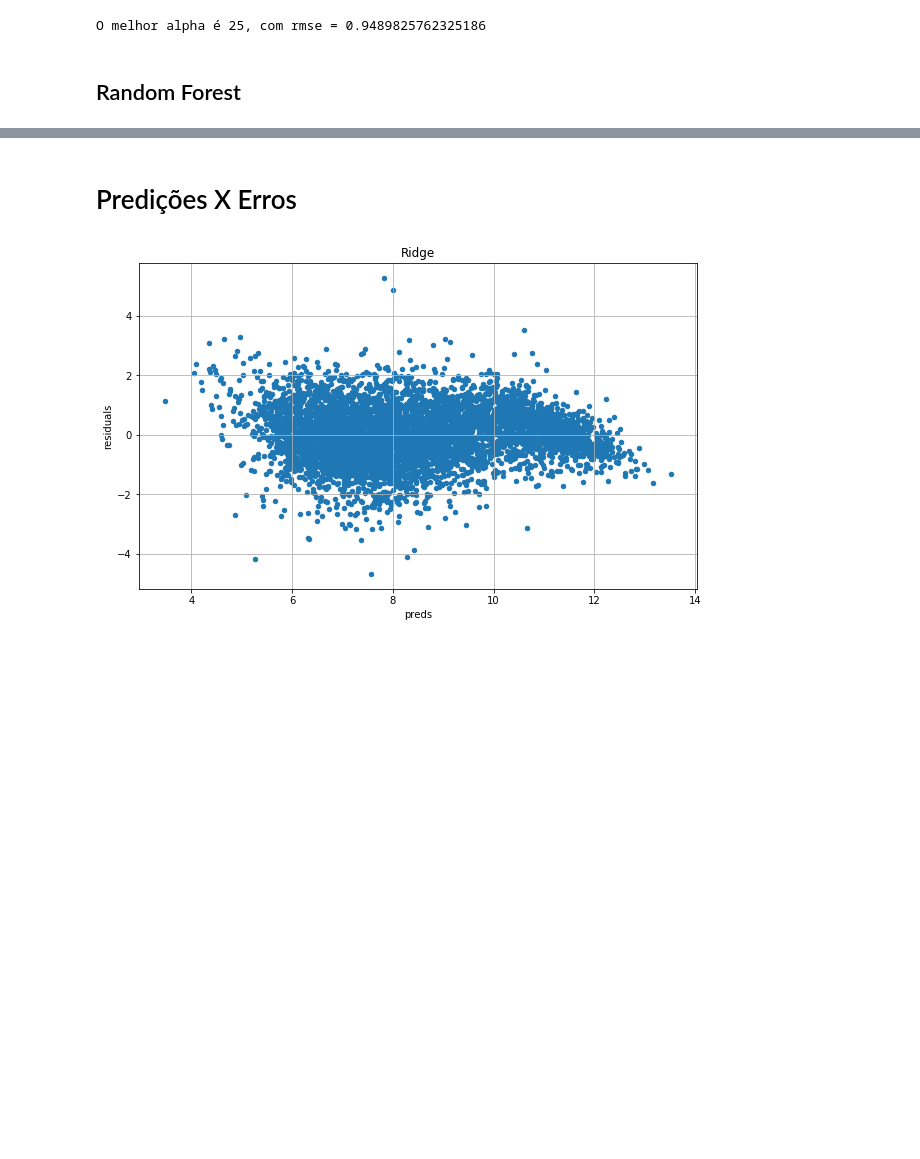
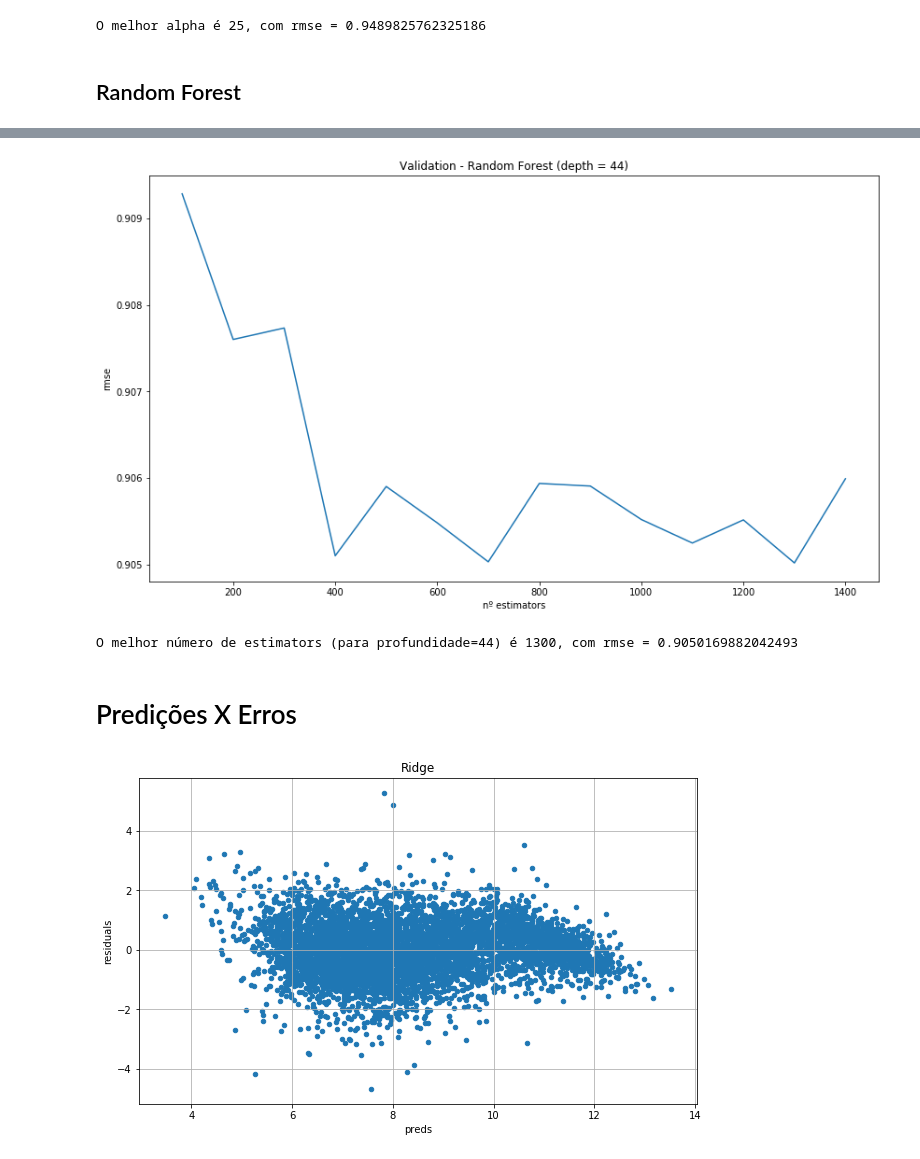
Before and after one commit to RenatoEly/aprendizagemDeMaquina, a Jupyter notebook: Ex3/previsão votação de deputados.ipynb, the cells around one changed output, grey strips where cells are left out. Cells and saved outputs as stored; diff of their text form; code cells hidden in the pictures; blank space fills up the shorter version.

```diff
--- a/Ex3/previsão votação de deputados.ipynb
+++ b/Ex3/previsão votação de deputados.ipynb
@@ -197,13 +185,22 @@ O melhor alpha é 22, com rmse = 0.9054867947530351
 # %%
-estimators_list = np.arange(800,1500,100).tolist()
+from sklearn.ensemble import RandomForestRegressor
 
-cv_forest_dp27 = [rmse_cv(RandomForestRegressor(max_depth = 22, n_estimators = n_estimators)).mean()
+estimators_list = np.arange(100,1500,100).tolist()
+
+cv_forest_dpMin = [rmse_cv(RandomForestRegressor(max_depth = cv_forest.idxmin(), n_estimators = n_estimators)).mean()
             for n_estimators in estimators_list]
 
-cv_forest_dp27 = pd.Series(cv_forest_dp27, index = estimators_list)
-cv_forest_dp27.plot(title = "Validation - Random Forest (depth = 27)")
+cv_forest_dpMin = pd.Series(cv_forest_dpMin, index = estimators_list)
+cv_forest_dpMin.plot(title = "Validation - Random Forest (depth = {0})".format(cv_forest.idxmin()))
 plt.xlabel("nº estimators")
 plt.ylabel("rmse")
+plt.show()
+# %% [output]
+[figure, added]
+# %%
+print("O melhor número de estimators (para profundidade=44) é {0}, com rmse = {1}".format(cv_forest_dpMin.idxmin(), cv_forest_dpMin.min()))
+# %% [output]
+O melhor número de estimators (para profundidade=44) é 1300, com rmse = 0.9050169882042493
 # %% [markdown]
 # Predições X Erros
 # %%
```
Also changed, not shown: parts of 4 cells of this notebook.
